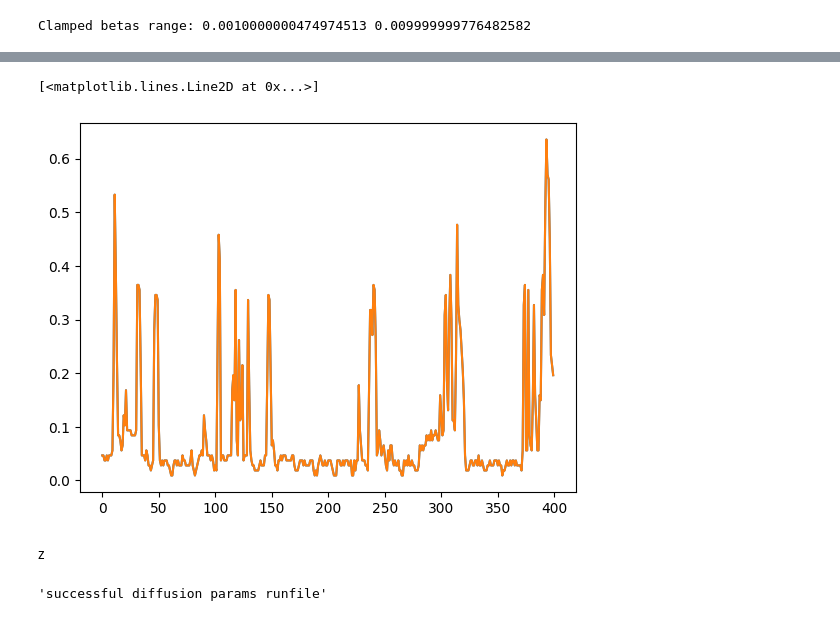
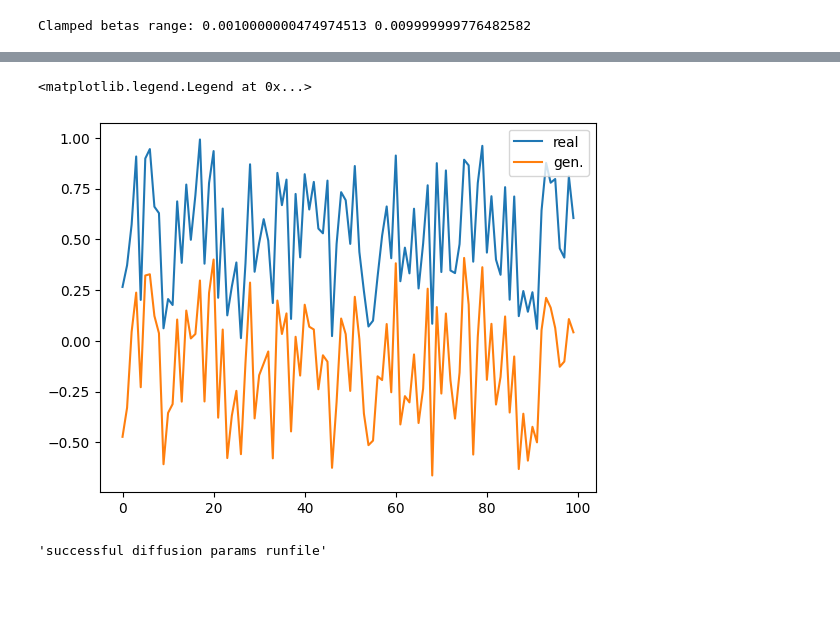
Before and after one commit to abiadf/silofuse_timeseries, a Jupyter notebook: silofuse_notebook.ipynb, the cells around one changed output, grey strips where cells are left out. Drawn from its saved outputs; the diff is of its cells as text; code cells hidden in the pictures; blank space fills up the shorter version.

```diff
--- a/silofuse_notebook.ipynb
+++ b/silofuse_notebook.ipynb
@@ -288,12 +288,13 @@ Clamped betas range: 0.0010000000474974513 0.009999999776482582
 # %%
 """Generate new samples from diffusion"""
 
-desired_generation_length = 400 # X_scaled.shape[0]
+feature_idx_to_remove = -1 # current model only imputes last feature. to predict other features, shuffle features (ie, put col 2 as last then generate)
+desired_generation_length = X_scaled.shape[0]
 
 diffusion_model.eval()
 diffusion_model.to(device)
 
-cond_data_segment    = X_scaled[:desired_generation_length, :-1]
+cond_data_segment    = X_scaled[:desired_generation_length, :feature_idx_to_remove]
 known_features_tensor= torch.tensor(cond_data_segment.T).unsqueeze(0).float().to(device)
 sample_shape         = (1, X_scaled.shape[1], desired_generation_length)
 
@@ -307,13 +305,13 @@ with torch.no_grad():
-# %%
-
-desired_col_to_see= 0
-plt.plot(generated_array[:, desired_col_to_see])
-plt.plot(X_scaled[:desired_generation_length, desired_col_to_see])
-# %% [output]
-[<matplotlib.lines.Line2D at 0x...>]
-[figure, removed]
-# %% [markdown]
-z
+# %%
+
+desired_rows_to_see= 100 # X_scaled.shape[0]
+desired_col_to_see = -1
+plt.plot(X_scaled[:desired_rows_to_see, desired_col_to_see], label="real")
+plt.plot(generated_array[:desired_rows_to_see, desired_col_to_see], label="gen.")
+plt.legend()
+# %% [output]
+<matplotlib.legend.Legend at 0x...>
+[figure, added]
 # %%
 """successful diffusion params runfile"""
 
```
Also changed, not shown: parts of 1 cell of this notebook, 2 other files.
